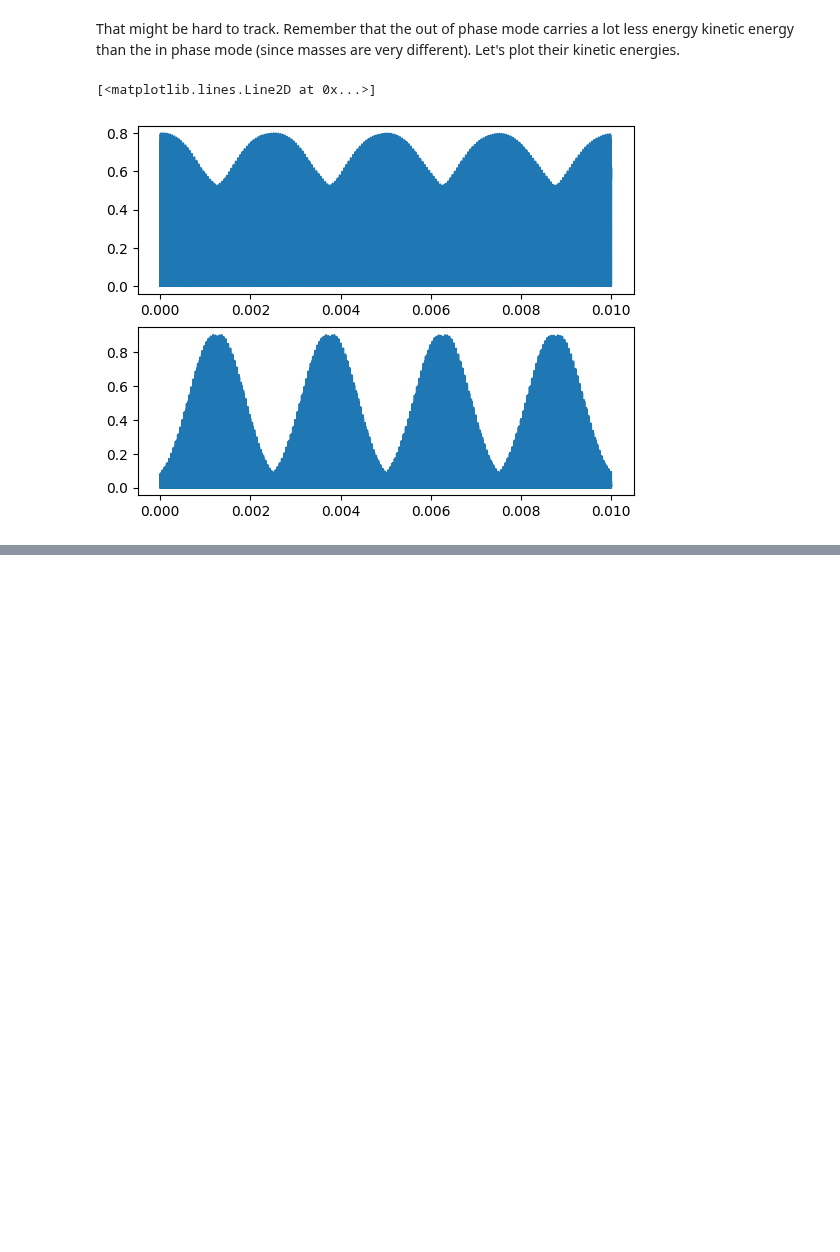
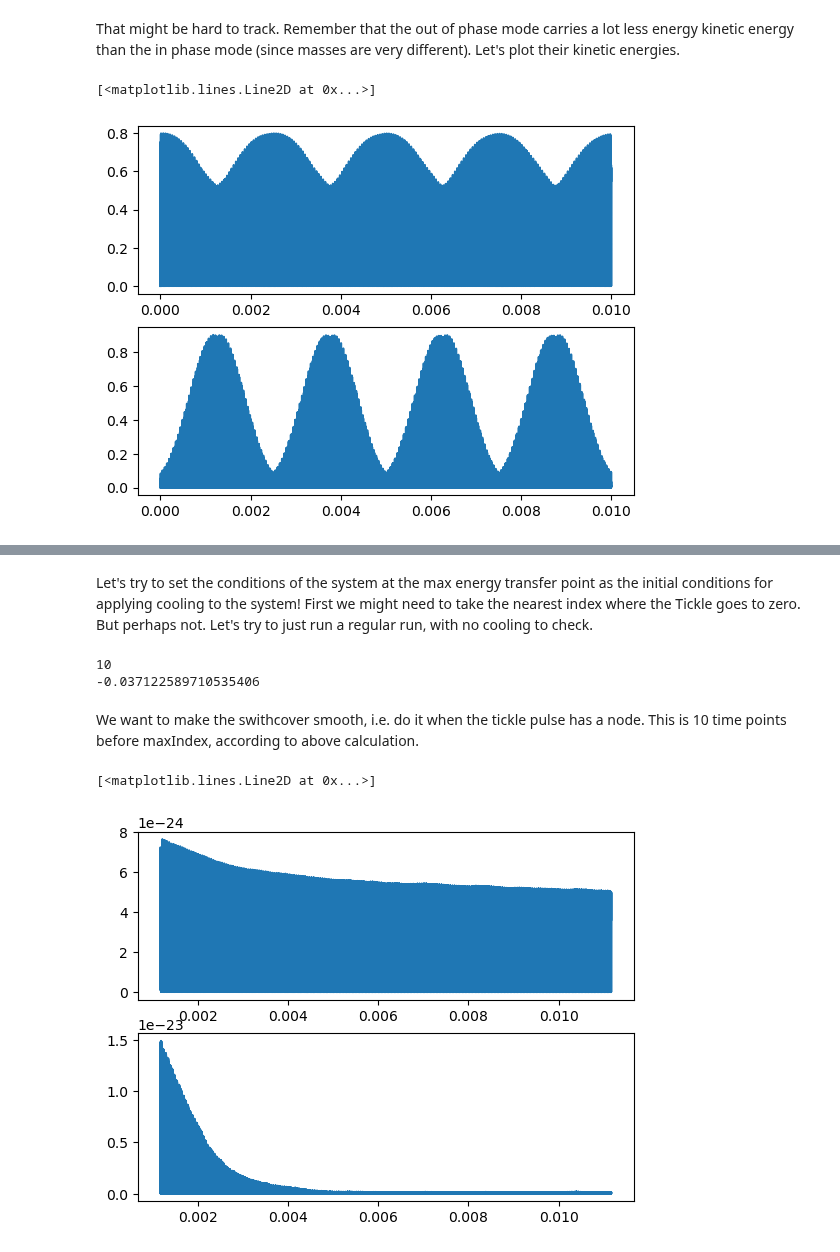
Before and after one commit to EmilLenler/PhD-Work, a Jupyter notebook: Two-Ion-Systems/Cooling2Ion.ipynb, the cells around one changed output, grey strips where cells are left out. Drawn from its saved outputs; the diff is of its cells as text; code cells hidden in the pictures; blank space fills up the shorter version.

```diff
--- a/Two-Ion-Systems/Cooling2Ion.ipynb
+++ b/Two-Ion-Systems/Cooling2Ion.ipynb
@@ -1085,7 +1085,7 @@ while t < t_end:
     next_vel1 = current_vel1 + 1/(2*m1)*(current_force1 + next_force1) *dt                                 # Update new velocities
     next_vel2 = current_vel2 + 1/(2*m2)*(current_force2 + next_force2) *dt
 
-    if np.mod(counter,100) == 0:
+    if np.mod(counter,103) == 0:
         pos1s.append(current_pos1)                                                                         #Append positions and velocities, at every 500 time steps.
         pos2s.append(current_pos2)
 
@@ -1211,0 +1247,12 @@ def minimizerTarget(d):
+# %% [markdown]
+Let's try to set the conditions of the system at the max energy transfer point as the initial conditions for applying cooling to the system! First we might need to take the nearest index where the Tickle goes to zero. But perhaps not. Let's try to just run a regular run, with no cooling to check.
+# %%
+print(np.argmin(np.abs(np.cos((z_freqs[0]-z_freqs[1])*times[maxIndex-20:maxIndex+20]))))
+print(np.cos((z_freqs[0]-z_freqs[1])*times[maxIndex-10]))
+# %% [output]
+10
+-0.037122589710535406
+# %% [markdown]
+We want to make the swithcover smooth, i.e. do it when the tickle pulse has a node. This is 10 time points before maxIndex, according to above calculation.
+# %%
+maxIndex -= 10
@@ -1211,0 +1341,17 @@ def minimizerTarget(d):
+# %%
+fig,ax = plt.subplots(2,1)
+
+TIn = []
+TOut = []
+
+for v1,v2 in zip(vel1s,vel2s):
+    vz1 = v1[2]
+    vz2 = v2[2]
+    TIn.append(m1*z_in_mode[0]**2*vz1**2+m2*z_in_mode[1]**2*vz2**2)
+    TOut.append(m1*z_out_mode[0]**2*vz1**2+m2*z_out_mode[1]**2*vz2**2)
+
+ax[0].plot(ts,TIn)
+ax[1].plot(ts,TOut)
+# %% [output]
+[<matplotlib.lines.Line2D at 0x...>]
+[figure, added]
```
Also changed, not shown: parts of 14 cells of this notebook, 15 other files.
